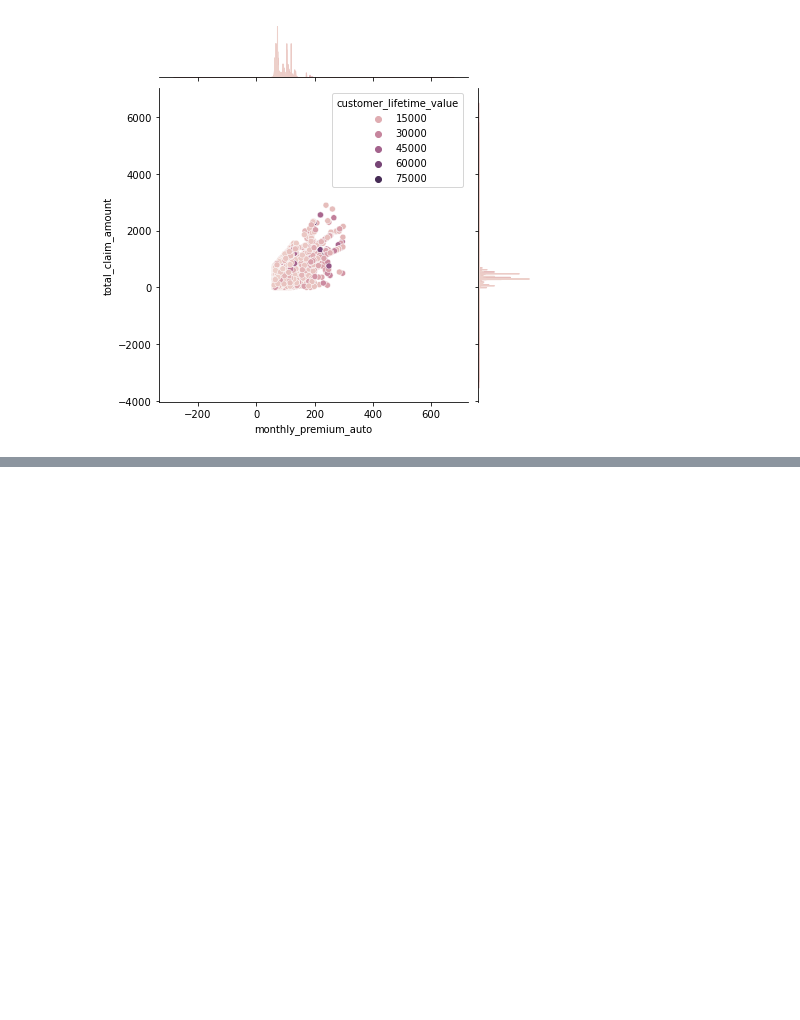
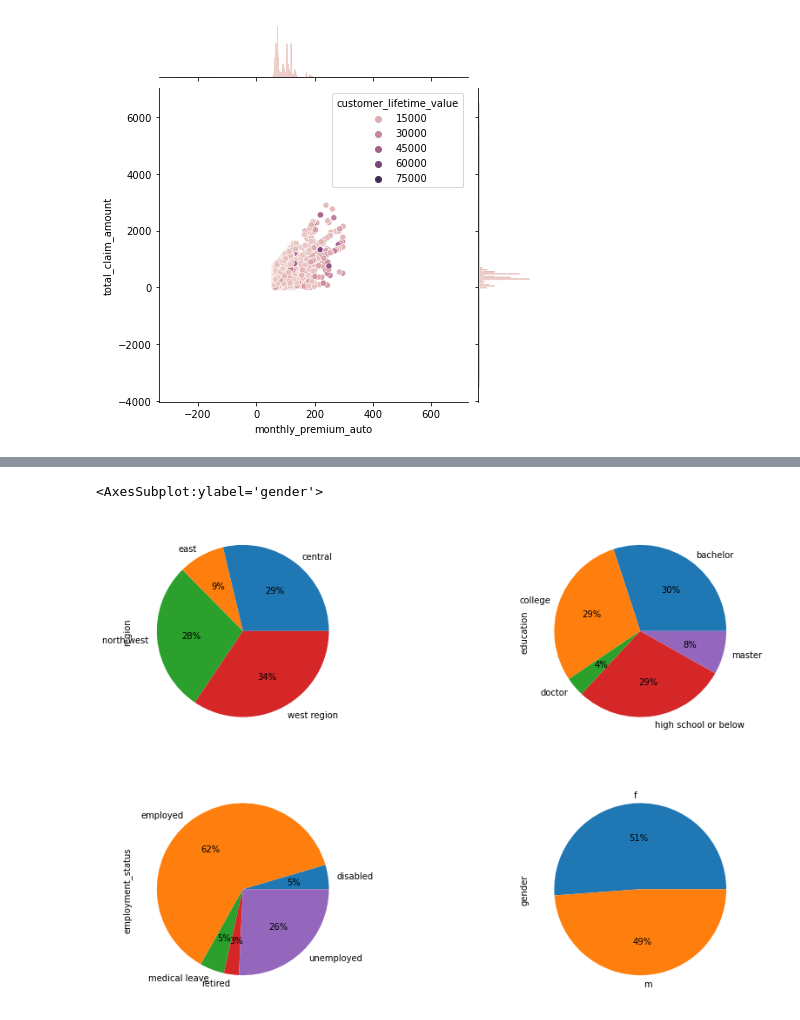
Before and after one commit to wesssp/IH_RH_DA_FT_OCT_2022, a Jupyter notebook: Class_Materials/Case_Studies/Customer_Analysis_Case_Study/MCA_activity_3and4.ipynb, the cells around one changed output, grey strips where cells are left out. Saved outputs shown, nothing was run; the diff lists cells and outputs as text; code cells hidden in the pictures; blank space fills up the shorter version.

```diff
--- a/Class_Materials/Case_Studies/Customer_Analysis_Case_Study/MCA_activity_3and4.ipynb
+++ b/Class_Materials/Case_Studies/Customer_Analysis_Case_Study/MCA_activity_3and4.ipynb
@@ -150 +182,26 @@ array([[<AxesSubplot:title={'center':'customer_lifetime_value'}>,
+# %%
+fig=plt.figure(figsize=(15,10))
+
+#pie based on region
+plt.subplot(2,2,1)
+region_groups = file_mca.groupby([file_mca["region"]])["region"].count()
+region_groups.plot.pie(autopct='%1.0f%%')
+
+#pie based on education
+plt.subplot(2,2,2)
+education_groups = file_mca.groupby([file_mca["education"]])["education"].count()
+education_groups.plot.pie(autopct='%1.0f%%')
+
+#pie based on employment_status
+plt.subplot(2,2,3)
+employment_status_groups = file_mca.groupby([file_mca["employment_status"]])["employment_status"].count()
+employment_status_groups.plot.pie(autopct='%1.0f%%')
+
+#pie based on gender
+plt.subplot(2,2,4)
+gender_groups = file_mca.groupby([file_mca["gender"]])["gender"].count()
+gender_groups.plot.pie(autopct='%1.0f%%')
+# %% [output]
+<AxesSubplot:ylabel='gender'>
+[figure, added]
 # %%
```
Also changed, not shown: parts of 15 cells of this notebook.
